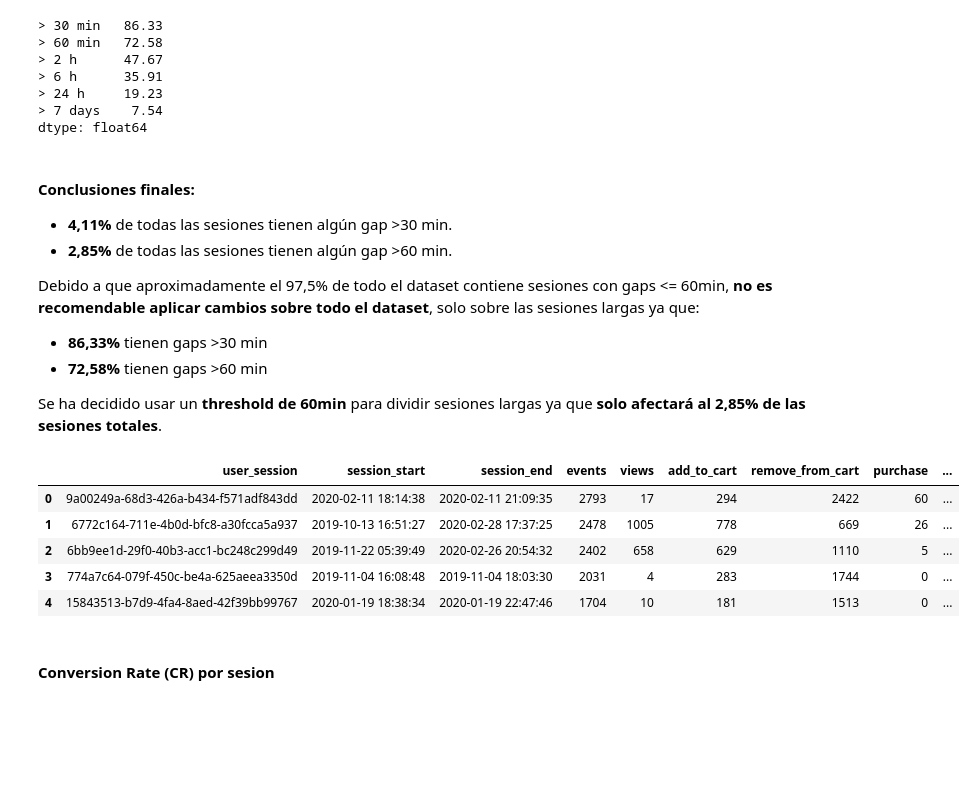
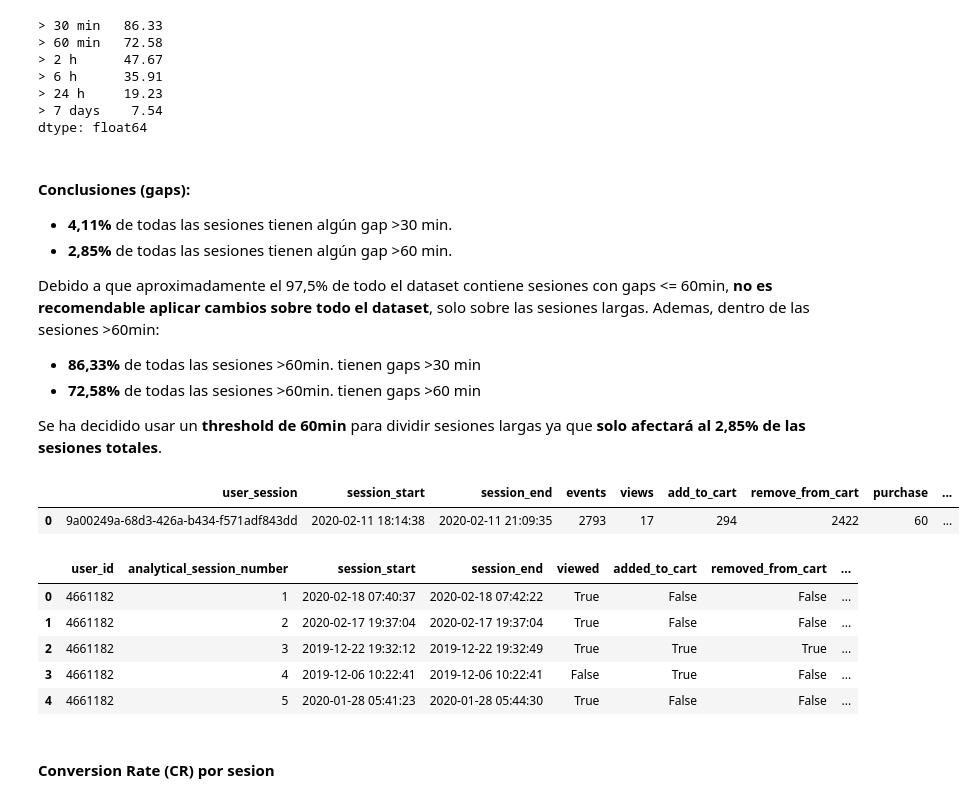
Before and after one commit to jordipsans/ecommerce-growth-analytics, a Jupyter notebook: notebooks/03_AnalisisInsights.ipynb, the cells around one changed output. Saved outputs shown, nothing was run; the diff lists cells and outputs as text; code cells hidden in the pictures; blank space fills up the shorter version.

Commit message:
analisis de sesiones y clientes

```diff
--- a/notebooks/03_AnalisisInsights.ipynb
+++ b/notebooks/03_AnalisisInsights.ipynb
@@ -374,24 +305,20 @@ pd.Series({
 > 7 days    7.54
 dtype: float64
 # %% [markdown]
-#### Conclusiones finales:
+#### Conclusiones (gaps):
 - **4,11%** de todas las sesiones tienen algún gap >30 min.
 - **2,85%** de todas las sesiones tienen algún gap >60 min.
 
-Debido a que aproximadamente el 97,5% de todo el dataset contiene sesiones con gaps <= 60min, **no es recomendable aplicar cambios sobre todo el dataset**, solo sobre las sesiones largas ya que:
-- **86,33%** tienen gaps >30 min
-- **72,58%** tienen gaps >60 min
+Debido a que aproximadamente el 97,5% de todo el dataset contiene sesiones con gaps <= 60min, **no es recomendable aplicar cambios sobre todo el dataset**, solo sobre las sesiones largas. Ademas, dentro de las sesiones >60min:
+- **86,33%** de todas las sesiones >60min. tienen gaps >30 min
+- **72,58%** de todas las sesiones >60min. tienen gaps >60 min
 
 Se ha decidido usar un **threshold de 60min** para dividir sesiones largas ya que **solo afectará al 2,85% de las sesiones totales**.
 # %%
-df_events_session.head()
+df_events_session.head(1)
 # %% [output]
 |  | user_session | session_start | session_end | events | views | add_to_cart | remove_from_cart | purchase | ... |
 | 0 | 9a00249a-68d3-426a-b434-f571adf843dd | 2020-02-11 18:14:38 | 2020-02-11 21:09:35 | 2793 | 17 | 294 | 2422 | 60 | ... |
-| 1 | 6772c164-711e-4b0d-bfc8-a30fcca5a937 | 2019-10-13 16:51:27 | 2020-02-28 17:37:25 | 2478 | 1005 | 778 | 669 | 26 | ... |
-| 2 | 6bb9ee1d-29f0-40b3-acc1-bc248c299d49 | 2019-11-22 05:39:49 | 2020-02-26 20:54:32 | 2402 | 658 | 629 | 1110 | 5 | ... |
-| 3 | 774a7c64-079f-450c-be4a-625aeea3350d | 2019-11-04 16:08:48 | 2019-11-04 18:03:30 | 2031 | 4 | 283 | 1744 | 0 | ... |
-| 4 | 15843513-b7d9-4fa4-8aed-42f39bb99767 | 2020-01-19 18:38:34 | 2020-01-19 22:47:46 | 1704 | 10 | 181 | 1513 | 0 | ... |
 # %%
 #Nuevo dataset especifico para análisis de sesiones
 df_sessions = (
@@ -448,6 +375,15 @@ sessions = (
         purchased=("purchased", "max")
     )
 )
+# %%
+sessions.head(5)
+# %% [output]
+|  | user_id | analytical_session_number | session_start | session_end | viewed | added_to_cart | removed_from_cart | ... |
+| 0 | 4661182 | 1 | 2020-02-18 07:40:37 | 2020-02-18 07:42:22 | True | False | False | ... |
+| 1 | 4661182 | 2 | 2020-02-17 19:37:04 | 2020-02-17 19:37:04 | True | False | False | ... |
+| 2 | 4661182 | 3 | 2019-12-22 19:32:12 | 2019-12-22 19:32:49 | True | True | True | ... |
+| 3 | 4661182 | 4 | 2019-12-06 10:22:41 | 2019-12-06 10:22:41 | False | True | False | ... |
+| 4 | 4661182 | 5 | 2020-01-28 05:41:23 | 2020-01-28 05:44:30 | True | False | False | ... |
 # %% [markdown]
 #### Conversion Rate (CR) por sesion
 # %%
```
Also changed, not shown: parts of 95 cells of this notebook.
